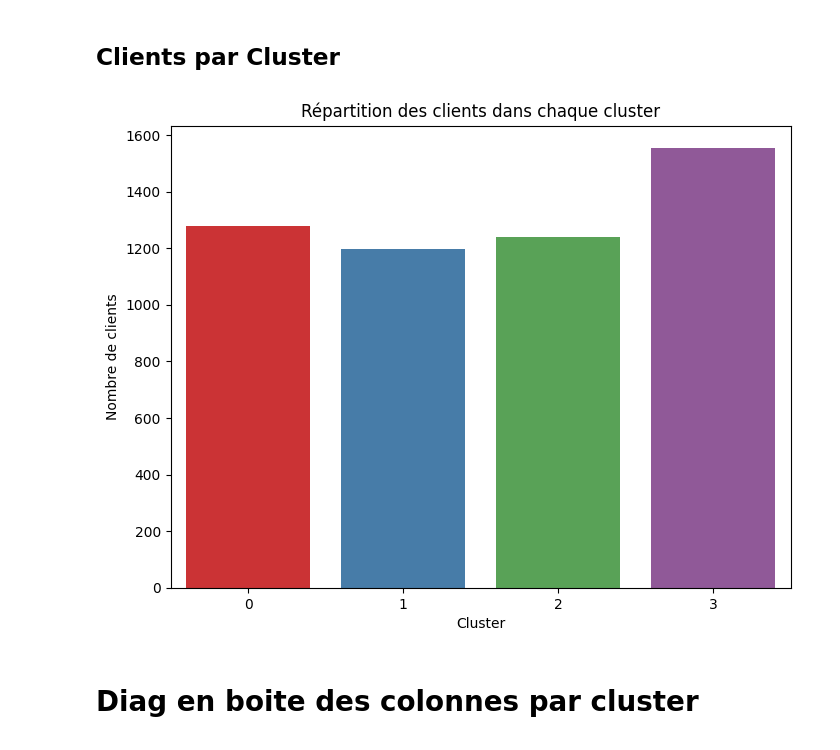
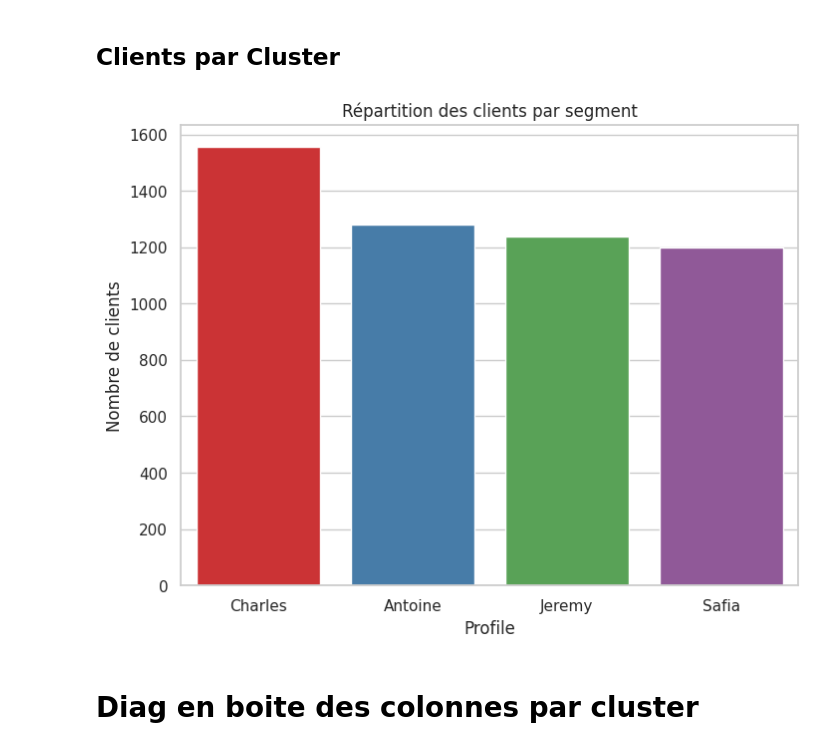
Before and after one commit to Evgeni1494/SegmentationClient, a Jupyter notebook: analyse.ipynb, the cells around one changed output. Cells and saved outputs as stored; diff of their text form; code cells hidden in the pictures.

```diff
--- a/analyse.ipynb
+++ b/analyse.ipynb
@@ -166,13 +209,19 @@ df['InvoiceDate'] = pd.to_datetime(df['InvoiceDate'])
 # Grouper les données par mois et compter le nombre de clients uniques
 monthly_customers = df.groupby(df['InvoiceDate'].dt.to_period('M'))['Customer ID'].nunique().reset_index()
 
+# Changer le style de la visualisation
+sns.set(style='whitegrid')
+
+# Modifier la palette de couleurs
+sns.set_palette('muted')
+
 # Créer le graphique à ligne
 plt.figure(figsize=(12, 6))
-sns.lineplot(data=monthly_customers, x=monthly_customers.index, y='Customer ID')
+sns.lineplot(data=monthly_customers, x=monthly_customers.index, y='Customer ID', marker='o', linewidth=2)
 plt.xlabel('Month')
 plt.ylabel('Number of Customers')
 plt.title('Number of Customers Over Time')
-
+plt.savefig('Nombre_clients.png')
 # Afficher le graphique
 plt.show()
 # %% [output]
@@ -330,17 +381,18 @@ memory usage: 329.5 KB
 # %%
 
 # Compter le nombre de clients dans chaque cluster
 cluster_counts = df2['Cluster'].value_counts()
 
 # Créer un graphique à barres pour afficher la répartition des clusters
 plt.figure(figsize=(8, 6))
-sns.barplot(x=cluster_counts.index, y=cluster_counts.values, palette='Set1')
-plt.xlabel('Cluster')
+sns.barplot(x=['Charles','Antoine','Jeremy','Safia'], y=cluster_counts.values, palette='Set1')
+plt.xlabel('Profile')
 plt.ylabel('Nombre de clients')
-plt.title('Répartition des clients dans chaque cluster')
+plt.title('Répartition des clients par segment')
+plt.savefig('Nbr_client_bar.png')
 plt.show()
 # %% [output]
-[figure, old version]
+[figure, new version]
 # %% [markdown]
 # Diag en boite des colonnes par cluster
 # %% [markdown]
```
Also changed, not shown: parts of 15 cells of this notebook, 8 other files.
